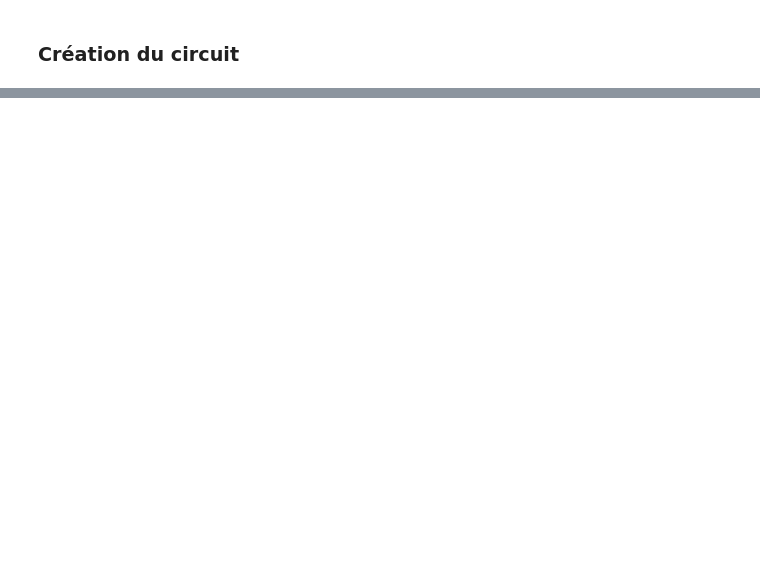
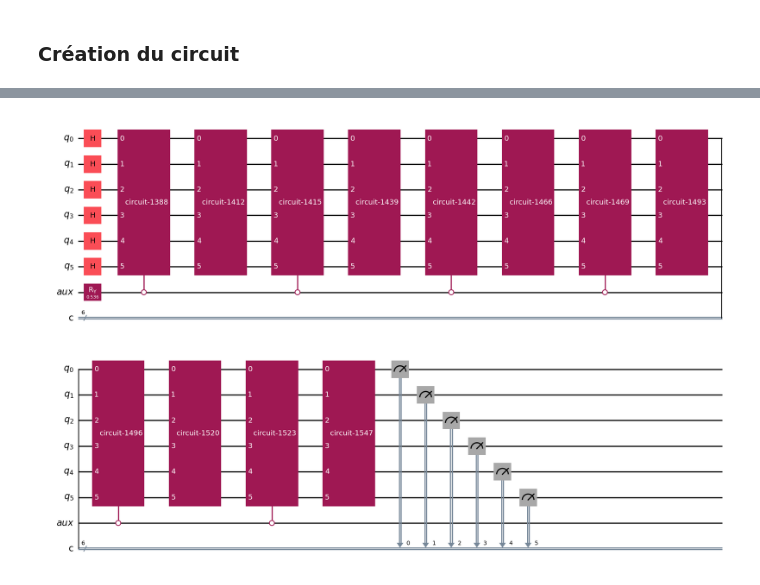
Before and after one commit to lilound/ptir_quantum, a Jupyter notebook: grover_with_auxilliary_qubits.ipynb, the cells around one changed output, grey strips where cells are left out. Saved outputs shown, nothing was run; the diff lists cells and outputs as text; code cells hidden in the pictures; blank space fills up the shorter version.

```diff
--- a/grover_with_auxilliary_qubits.ipynb
+++ b/grover_with_auxilliary_qubits.ipynb
@@ -32 +36,6 @@ from qiskit.visualization import plot_histogram
+# %%
+marked_states = ["111011"]
+n = len(marked_states[0])
+M = len(marked_states)
+N = 2**n
 # %% [markdown]
@@ -80,0 +190,33 @@ circ.draw(output="mpl", style="iqp")
+# %%
+oracle_test = grover(marked_states) # Utilisez un nom différent
+oracle_test.draw(output="mpl", style="iqp")
+
+iterations, phi = parametres(M, N)
+
+# Initialisation du circuit avec tes registres q_reg et aux_reg
+qc_final = QuantumCircuit(q_reg, aux_reg, c_reg)
+
+# --- INITIALISATION ---
+qc_final.h(q_reg)             # Superposition uniforme sur les qubits de recherche
+qc_final.ry(phi, aux_reg[0])  # ÉTAPE 6 : Rotation Ry(phi) sur l'auxiliaire
+
+# --- BOUCLE DE GROVER (k' fois) ---
+# ÉTAPE 10 : On répète k' fois
+for _ in range(iterations):
+    # ÉTAPE 8 : Oracle contrôlé
+    # Le qubit aux_reg[0] contrôle les qubits de q_reg
+    oracle_gate = oracle_prepare(marked_states)
+    to_add = [q_reg[i] for i in range(0,n)]
+    qc_final.append(oracle_gate, [aux_reg[0]] + to_add)
+
+    # ÉTAPE 9 : Diffuseur (uniquement sur les qubits de recherche)
+    # On réutilise ta fonction diffusion()
+    diff_gate = diffusion(n).to_gate()
+    qc_final.append(diff_gate, q_reg)
+
+# --- MESURE (Étape 11) ---
+qc_final.measure(q_reg, c_reg)
+
+qc_final.draw(output="mpl", style="iqp")
+# %% [output]
+[figure, added]
```
Also changed, not shown: parts of 9 cells of this notebook, 1 other file.
